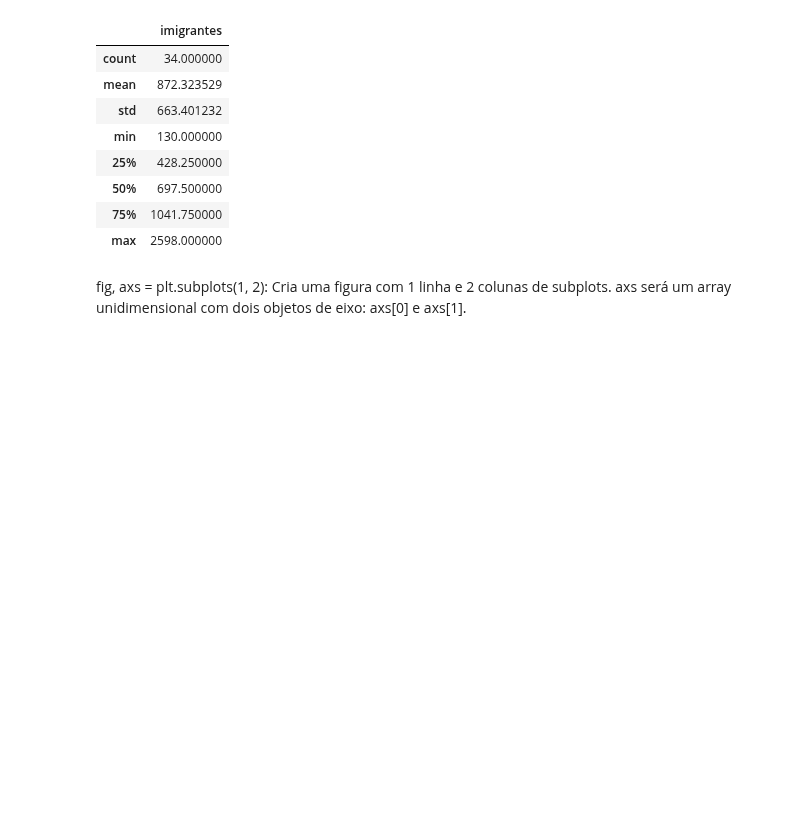
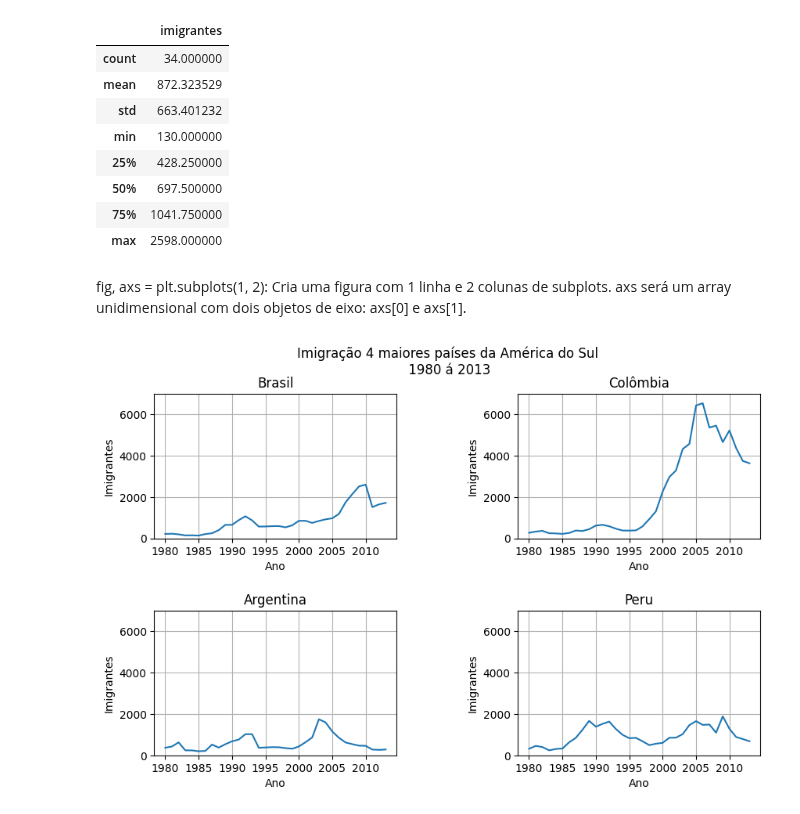
Before and after one commit to annaklaracss/data_science-, a Jupyter notebook: Data_Visualization_criando_gráficos_com_bibliotecas_Python.ipynb, the cells around one changed output. Cells and saved outputs as stored; diff of their text form; code cells hidden in the pictures; blank space fills up the shorter version.

```diff
--- a/Data_Visualization_criando_gráficos_com_bibliotecas_Python.ipynb
+++ b/Data_Visualization_criando_gráficos_com_bibliotecas_Python.ipynb
@@ -281,0 +285,51 @@ fig, axs = plt.subplots(1, 2): Cria uma figura com 1 linha e 2 colunas de subplo
+# %%
+fig,axs = plt.subplots(2,2, figsize=(10,6))
+fig.subplots_adjust(hspace = 0.5, wspace=0.5) #dando espaçamento entre os graficos
+fig.suptitle('Imigração 4 maiores países da América do Sul\n 1980 á 2013')
+
+#0,0 corresponde na posição 1
+
+axs[0,0].plot(df.loc['Brazil', anos])
+axs[0,0].set_title('Brasil')
+axs[0,0].set_xlabel('Ano')
+axs[0,0].set_ylabel('Imigrantes')
+axs[0,0].grid()
+# axs[0,0].xaxis.set_major_locator(plt.MultipleLocator(5))
+
+#0,1 corresponde na posição 2
+axs[0,1].plot(df.loc['Colombia', anos])
+axs[0,1].set_title('Colômbia')
+axs[0,1].set_xlabel('Ano')
+axs[0,1].set_ylabel('Imigrantes')
+axs[0,1].grid()
+# axs[0,1].xaxis.set_major_locator(plt.MultipleLocator(5))
+
+#1,0 corresponde na posição 3
+axs[1,0].plot(df.loc['Argentina', anos])
+axs[1,0].set_xlabel('Ano')
+axs[1,0].set_ylabel('Imigrantes')
+axs[1,0].set_title('Argentina')
+axs[1,0].grid()
+# axs[1,0].xaxis.set_major_locator(plt.MultipleLocator(5))
+
+
+#1,1 corresponde na posição 4
+axs[1,1].plot(df.loc['Peru', anos])
+axs[1,1].set_xlabel('Ano')
+axs[1,1].set_ylabel('Imigrantes')
+axs[1,1].set_title('Peru')
+axs[1,1].grid()
+# axs[1,1].xaxis.set_major_locator(plt.MultipleLocator(5))
+
+for ax in axs.flat: #vai criar um loop que vai percorrer todas as celulas
+  ax.xaxis.set_major_locator(plt.MultipleLocator(5))
+
+ymim= 0
+ymax = 7000
+
+for ax in axs.ravel():
+  ax.set_ylim(ymim,ymax) #ylim de linha e xlim de linha
+
+plt.show()
+# %% [output]
+[figure, added]
```
Also changed, not shown: parts of 2 cells of this notebook.
